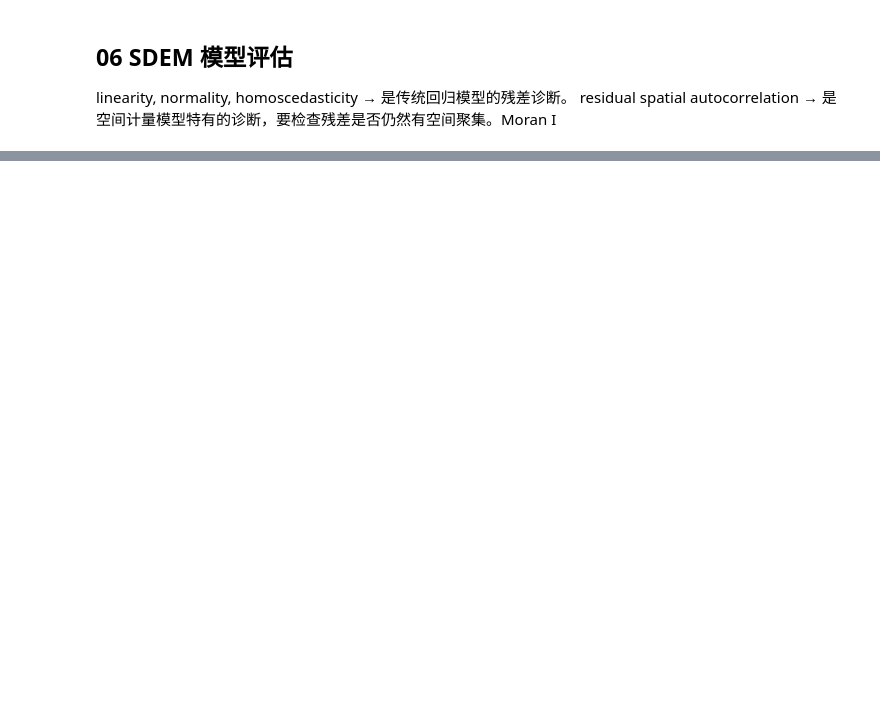
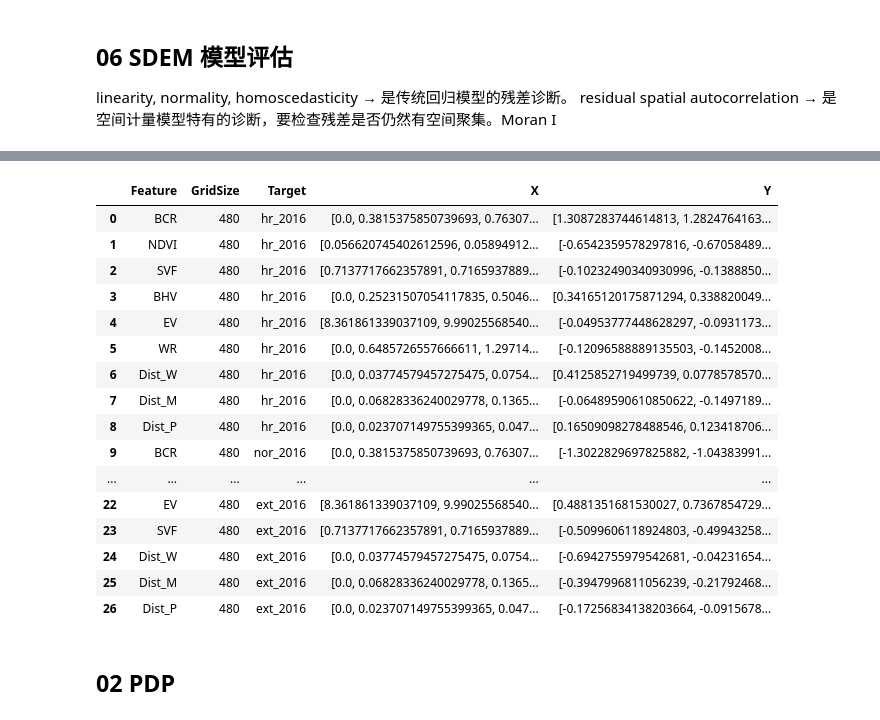
Before and after one commit to LiliLIN0324/seoul, a Jupyter notebook: seoul_work_480m_based.ipynb, the cells around one changed output, grey strips where cells are left out. Cells and saved outputs as stored; diff of their text form; code cells hidden in the pictures; blank space fills up the shorter version.

```diff
--- a/seoul_work_480m_based.ipynb
+++ b/seoul_work_480m_based.ipynb
@@ -2272,0 +3271,33 @@ Moran's I:0.5406 p-value: 0.0010
+# %%
+import os
+import pandas as pd
+
+grid_folder = r'D:\seoul\grids\lst_map\final_clean\480_based\Machine Learning'
+year = 2016
+
+# 读取 PDP pickle
+pdp_file = os.path.join(grid_folder, f'{year} pdp_records.pkl')
+pdp_df = pd.read_pickle(pdp_file)
+
+# 查看前 5 行
+pdp_df
+# %% [output]
+|  | Feature | GridSize | Target | X | Y |
+| 0 | BCR | 480 | hr_2016 | [0.0, 0.3815375850739693, 0.76307... | [1.3087283744614813, 1.2824764163... |
+| 1 | NDVI | 480 | hr_2016 | [0.056620745402612596, 0.05894912... | [-0.6542359578297816, -0.67058489... |
+| 2 | SVF | 480 | hr_2016 | [0.7137717662357891, 0.7165937889... | [-0.10232490340930996, -0.1388850... |
+| 3 | BHV | 480 | hr_2016 | [0.0, 0.25231507054117835, 0.5046... | [0.34165120175871294, 0.338820049... |
+| 4 | EV | 480 | hr_2016 | [8.361861339037109, 9.99025568540... | [-0.04953777448628297, -0.0931173... |
+| 5 | WR | 480 | hr_2016 | [0.0, 0.6485726557666611, 1.29714... | [-0.12096588889135503, -0.1452008... |
+| 6 | Dist_W | 480 | hr_2016 | [0.0, 0.03774579457275475, 0.0754... | [0.4125852719499739, 0.0778578570... |
+| 7 | Dist_M | 480 | hr_2016 | [0.0, 0.06828336240029778, 0.1365... | [-0.06489590610850622, -0.1497189... |
+| 8 | Dist_P | 480 | hr_2016 | [0.0, 0.023707149755399365, 0.047... | [0.16509098278488546, 0.123418706... |
+| 9 | BCR | 480 | nor_2016 | [0.0, 0.3815375850739693, 0.76307... | [-1.3022829697825882, -1.04383991... |
+| ... | ... | ... | ... | ... | ... |
+| 22 | EV | 480 | ext_2016 | [8.361861339037109, 9.99025568540... | [0.4881351681530027, 0.7367854729... |
+| 23 | SVF | 480 | ext_2016 | [0.7137717662357891, 0.7165937889... | [-0.5099606118924803, -0.49943258... |
+| 24 | Dist_W | 480 | ext_2016 | [0.0, 0.03774579457275475, 0.0754... | [-0.6942755979542681, -0.04231654... |
+| 25 | Dist_M | 480 | ext_2016 | [0.0, 0.06828336240029778, 0.1365... | [-0.3947996811056239, -0.21792468... |
+| 26 | Dist_P | 480 | ext_2016 | [0.0, 0.023707149755399365, 0.047... | [-0.17256834138203664, -0.0915678... |
+# %% [markdown]
+##  02 PDP
```
Also changed, not shown: parts of 47 cells of this notebook.
